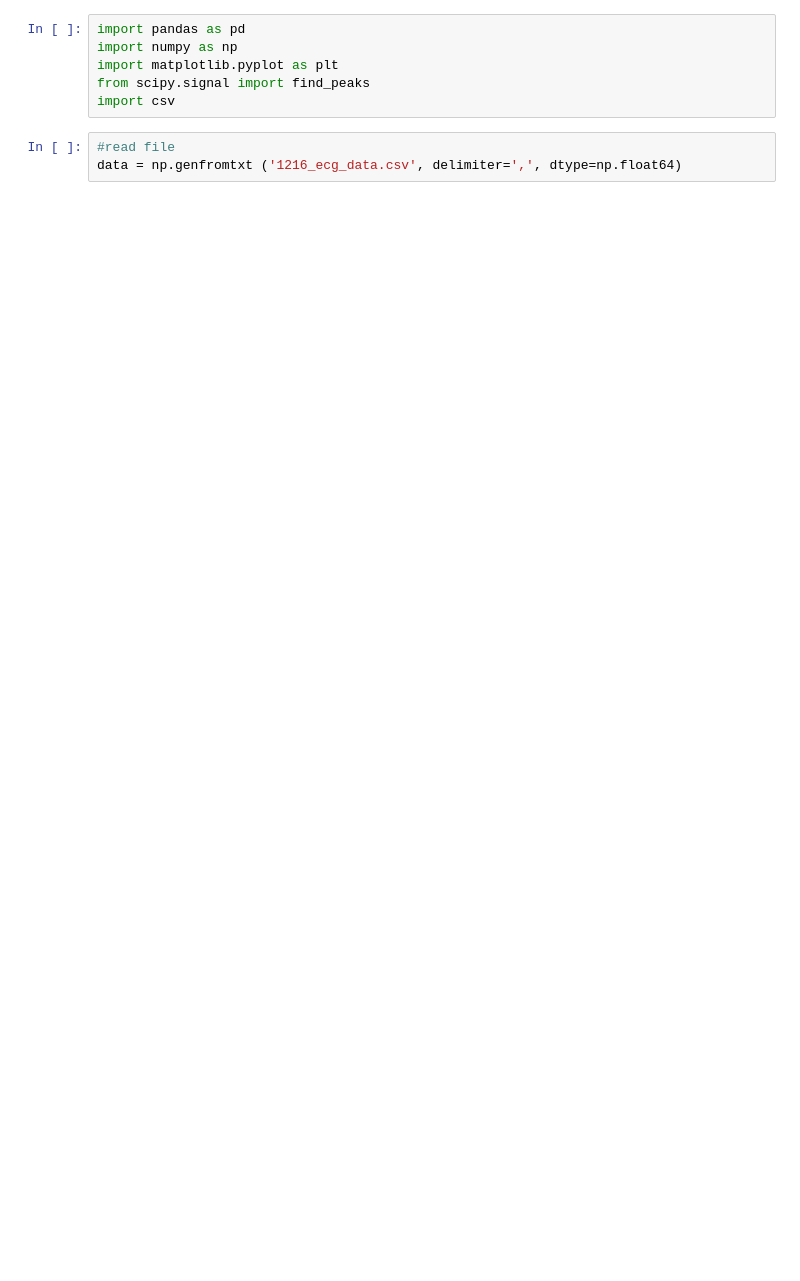
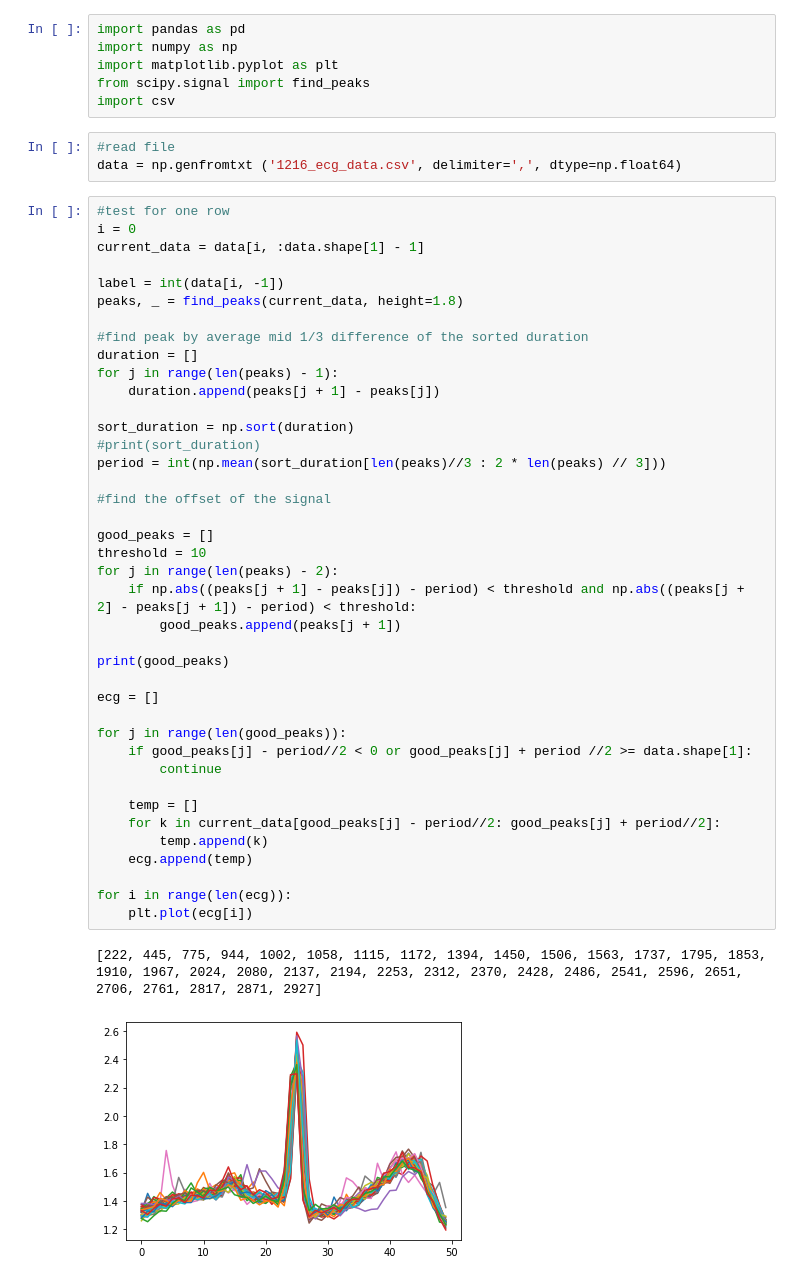
Before and after one commit to coherent17/BMElab-Final-Project-ECG-classfier, a Jupyter notebook: data_preprocessing.ipynb, the cells around one changed output. Saved outputs shown, nothing was run; the diff lists cells and outputs as text; blank space fills up the shorter version.

```diff
--- a/data_preprocessing.ipynb
+++ b/data_preprocessing.ipynb
@@ -7,6 +7,49 @@ import csv
 # %%
 #read file
 data = np.genfromtxt ('1216_ecg_data.csv', delimiter=',', dtype=np.float64)
+# %%
+#test for one row
+i = 0
+current_data = data[i, :data.shape[1] - 1]
+
+label = int(data[i, -1])
+peaks, _ = find_peaks(current_data, height=1.8)
+
+#find peak by average mid 1/3 difference of the sorted duration
+duration = []
+for j in range(len(peaks) - 1):
+    duration.append(peaks[j + 1] - peaks[j])
+
+sort_duration = np.sort(duration)
+#print(sort_duration)
+period = int(np.mean(sort_duration[len(peaks)//3 : 2 * len(peaks) // 3]))
+
+#find the offset of the signal
+
+good_peaks = []
+threshold = 10
+for j in range(len(peaks) - 2):
+    if np.abs((peaks[j + 1] - peaks[j]) - period) < threshold and np.abs((peaks[j + 2] - peaks[j + 1]) - period) < threshold:
+        good_peaks.append(peaks[j + 1])
+
+print(good_peaks)
+
+ecg = []
+
+for j in range(len(good_peaks)):
+    if good_peaks[j] - period//2 < 0 or good_peaks[j] + period //2 >= data.shape[1]:
+        continue
+
+    temp = []
+    for k in current_data[good_peaks[j] - period//2: good_peaks[j] + period//2]:
+        temp.append(k)
+    ecg.append(temp)
+
+for i in range(len(ecg)):
+    plt.plot(ecg[i])
+# %% [output]
+[222, 445, 775, 944, 1002, 1058, 1115, 1172, 1394, 1450, 1506, 1563, 1737, 1795, 1853, 1910, 1967, 2024, 2080, 2137, 2194, 2253, 2312, 2370, 2428, 2486, 2541, 2596, 2651, 2706, 2761, 2817, 2871, 2927]
+[figure, added]
 # %%
 filename = "data_preprocessing.csv"
 with open(filename, 'w') as csvfile:
```
Also changed, not shown: parts of 1 cell of this notebook, 3 other files.
